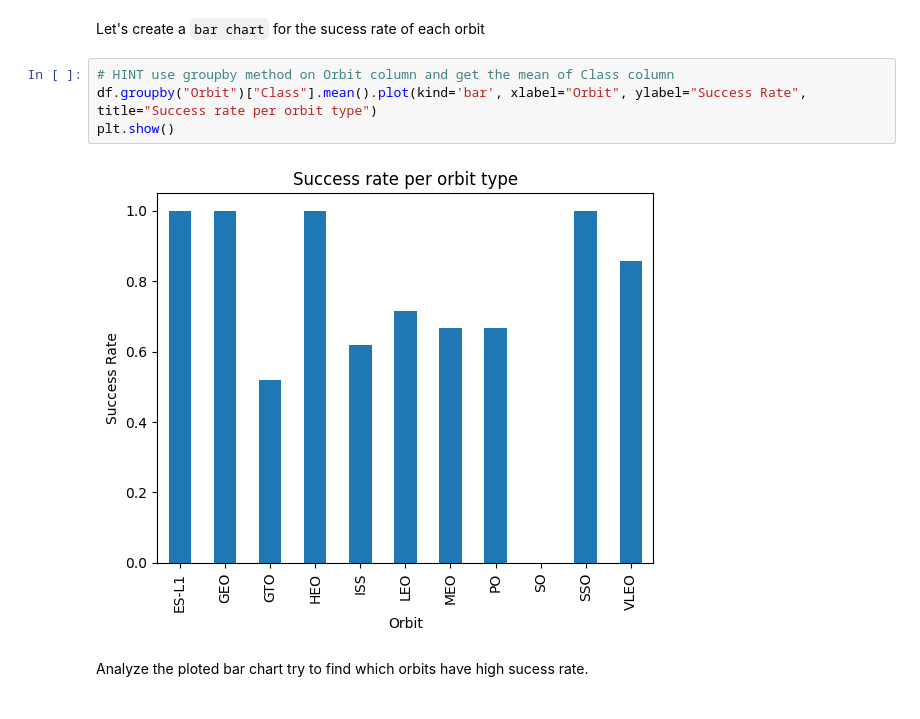
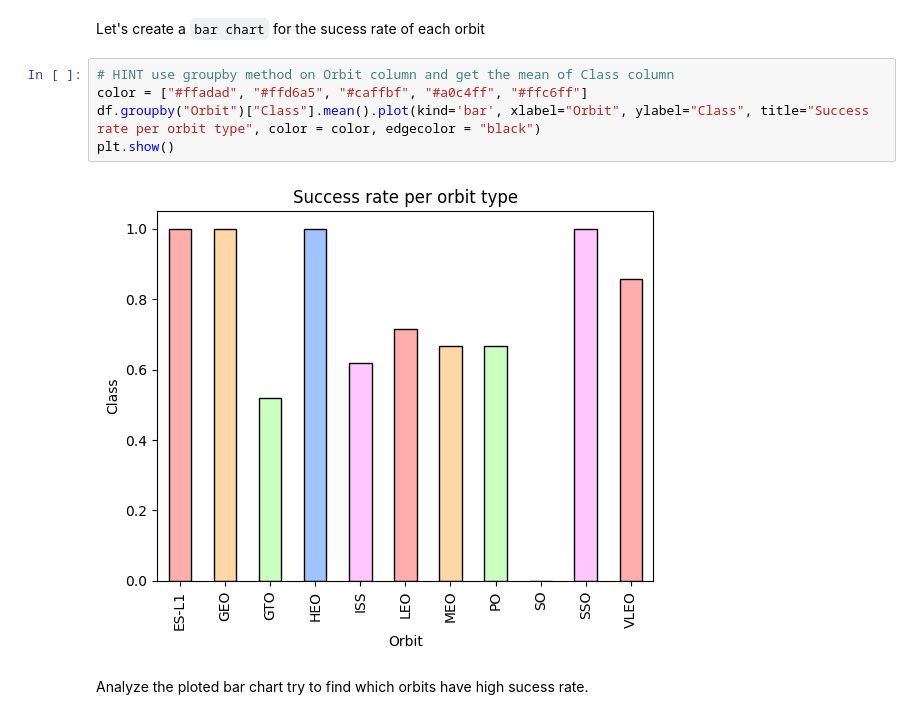
Before and after one commit to Cyberghost91/Coursera_projects, a Jupyter notebook: jupyter-labs-eda-dataviz.ipynb.jupyterlite.ipynb, the cells around one changed output. Cells and saved outputs as stored; diff of their text form.

```diff
--- a/jupyter-labs-eda-dataviz.ipynb.jupyterlite.ipynb
+++ b/jupyter-labs-eda-dataviz.ipynb.jupyterlite.ipynb
@@ -120,10 +120,11 @@ Next, we want to visually check if there are any relationship between success ra
 Let's create a `bar chart` for the sucess rate of each orbit
 # %%
 # HINT use groupby method on Orbit column and get the mean of Class column
-df.groupby("Orbit")["Class"].mean().plot(kind='bar', xlabel="Orbit", ylabel="Success Rate", title="Success rate per orbit type")
+color = ["#ffadad", "#ffd6a5", "#caffbf", "#a0c4ff", "#ffc6ff"]
+df.groupby("Orbit")["Class"].mean().plot(kind='bar', xlabel="Orbit", ylabel="Class", title="Success rate per orbit type", color = color, edgecolor = "black")
 plt.show()
 # %% [output]
-[figure, old version]
+[figure, new version]
 # %% [markdown]
 Analyze the ploted bar chart try to find which orbits have high sucess rate.
 # %% [markdown]
```
Also changed, not shown: parts of 10 cells of this notebook.
